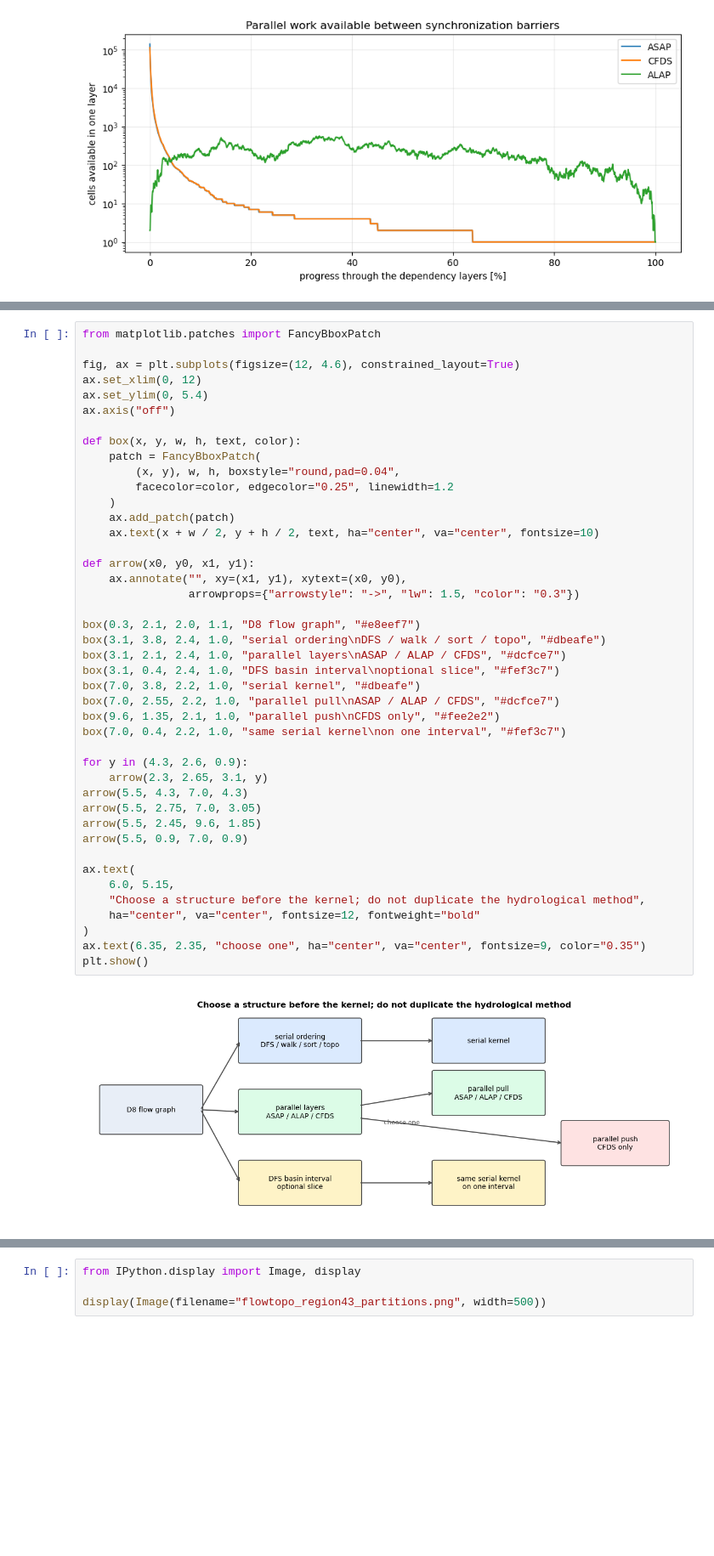
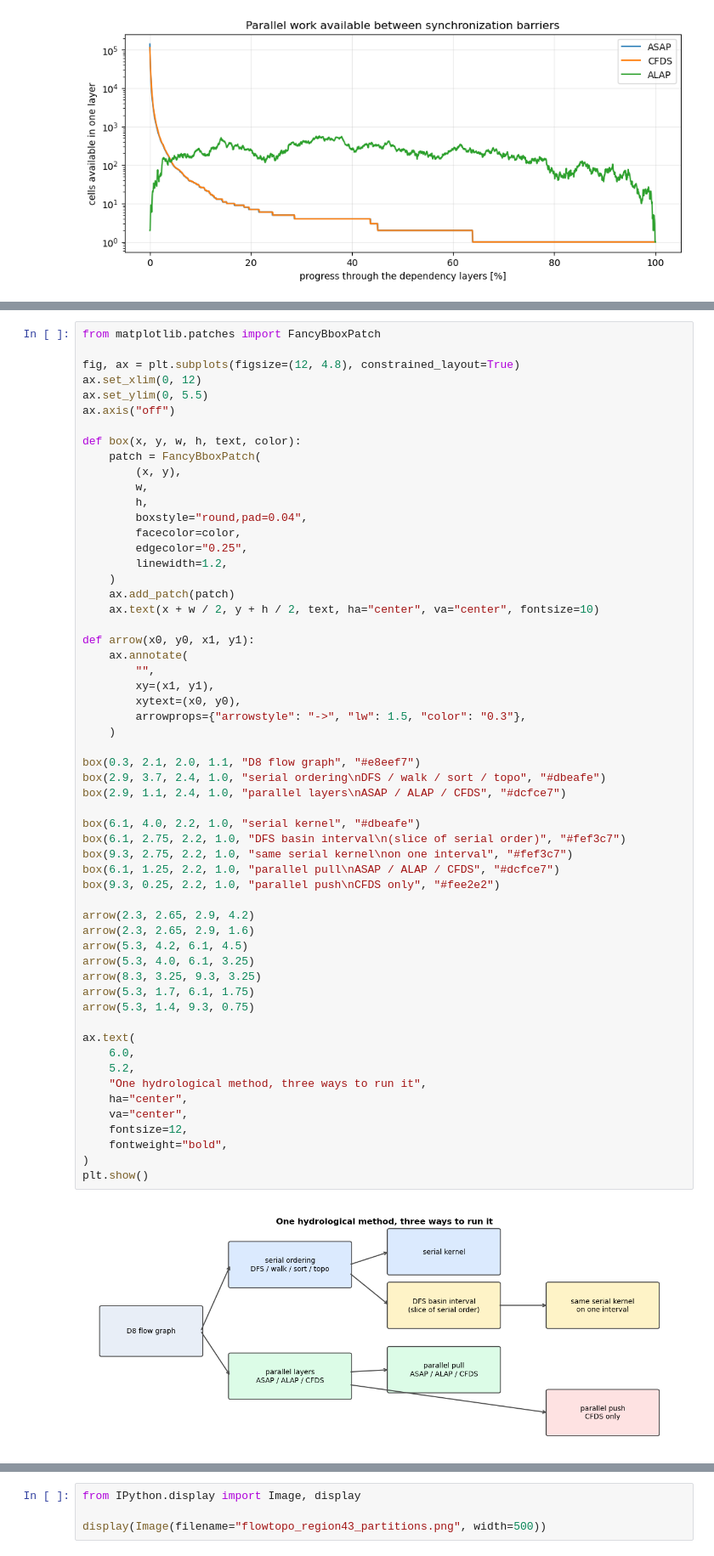
Before and after one commit to Deltares/pyflwdir, a Jupyter notebook: examples/ordering.ipynb, the cells around one changed output, grey strips where cells are left out. Shown at 85% size. Drawn from its saved outputs; the diff is of its cells as text; blank space fills up the shorter version.

```diff
--- a/examples/ordering.ipynb
+++ b/examples/ordering.ipynb
@@ -323,48 +340,62 @@ the serial sequence; it does not create a fourth implementation.
 # %%
 from matplotlib.patches import FancyBboxPatch
 
-fig, ax = plt.subplots(figsize=(12, 4.6), constrained_layout=True)
+fig, ax = plt.subplots(figsize=(12, 4.8), constrained_layout=True)
 ax.set_xlim(0, 12)
-ax.set_ylim(0, 5.4)
+ax.set_ylim(0, 5.5)
 ax.axis("off")
 
 def box(x, y, w, h, text, color):
     patch = FancyBboxPatch(
-        (x, y), w, h, boxstyle="round,pad=0.04",
-        facecolor=color, edgecolor="0.25", linewidth=1.2
+        (x, y),
+        w,
+        h,
+        boxstyle="round,pad=0.04",
+        facecolor=color,
+        edgecolor="0.25",
+        linewidth=1.2,
     )
     ax.add_patch(patch)
     ax.text(x + w / 2, y + h / 2, text, ha="center", va="center", fontsize=10)
 
 def arrow(x0, y0, x1, y1):
-    ax.annotate("", xy=(x1, y1), xytext=(x0, y0),
-                arrowprops={"arrowstyle": "->", "lw": 1.5, "color": "0.3"})
+    ax.annotate(
+        "",
+        xy=(x1, y1),
+        xytext=(x0, y0),
+        arrowprops={"arrowstyle": "->", "lw": 1.5, "color": "0.3"},
+    )
 
 box(0.3, 2.1, 2.0, 1.1, "D8 flow graph", "#e8eef7")
-box(3.1, 3.8, 2.4, 1.0, "serial ordering\nDFS / walk / sort / topo", "#dbeafe")
-box(3.1, 2.1, 2.4, 1.0, "parallel layers\nASAP / ALAP / CFDS", "#dcfce7")
-box(3.1, 0.4, 2.4, 1.0, "DFS basin interval\noptional slice", "#fef3c7")
-box(7.0, 3.8, 2.2, 1.0, "serial kernel", "#dbeafe")
-box(7.0, 2.55, 2.2, 1.0, "parallel pull\nASAP / ALAP / CFDS", "#dcfce7")
-box(9.6, 1.35, 2.1, 1.0, "parallel push\nCFDS only", "#fee2e2")
-box(7.0, 0.4, 2.2, 1.0, "same serial kernel\non one interval", "#fef3c7")
+box(2.9, 3.7, 2.4, 1.0, "serial ordering\nDFS / walk / sort / topo", "#dbeafe")
+box(2.9, 1.1, 2.4, 1.0, "parallel layers\nASAP / ALAP / CFDS", "#dcfce7")
 
-for y in (4.3, 2.6, 0.9):
-    arrow(2.3, 2.65, 3.1, y)
-arrow(5.5, 4.3, 7.0, 4.3)
-arrow(5.5, 2.75, 7.0, 3.05)
-arrow(5.5, 2.45, 9.6, 1.85)
-arrow(5.5, 0.9, 7.0, 0.9)
+box(6.1, 4.0, 2.2, 1.0, "serial kernel", "#dbeafe")
+box(6.1, 2.75, 2.2, 1.0, "DFS basin interval\n(slice of serial order)", "#fef3c7")
+box(9.3, 2.75, 2.2, 1.0, "same serial kernel\non one interval", "#fef3c7")
+box(6.1, 1.25, 2.2, 1.0, "parallel pull\nASAP / ALAP / CFDS", "#dcfce7")
+box(9.3, 0.25, 2.2, 1.0, "parallel push\nCFDS only", "#fee2e2")
+
+arrow(2.3, 2.65, 2.9, 4.2)
+arrow(2.3, 2.65, 2.9, 1.6)
+arrow(5.3, 4.2, 6.1, 4.5)
+arrow(5.3, 4.0, 6.1, 3.25)
+arrow(8.3, 3.25, 9.3, 3.25)
+arrow(5.3, 1.7, 6.1, 1.75)
+arrow(5.3, 1.4, 9.3, 0.75)
 
 ax.text(
-    6.0, 5.15,
-    "Choose a structure before the kernel; do not duplicate the hydrological method",
-    ha="center", va="center", fontsize=12, fontweight="bold"
+    6.0,
+    5.2,
+    "One hydrological method, three ways to run it",
+    ha="center",
+    va="center",
+    fontsize=12,
+    fontweight="bold",
 )
-ax.text(6.35, 2.35, "choose one", ha="center", va="center", fontsize=9, color="0.35")
 plt.show()
 # %% [output]
-[figure, old version]
+[figure, new version]
 # %% [markdown]
 ## Processes outside, threads inside: the FlowTopo partition
 
```
Also changed, not shown: parts of 17 cells of this notebook.
